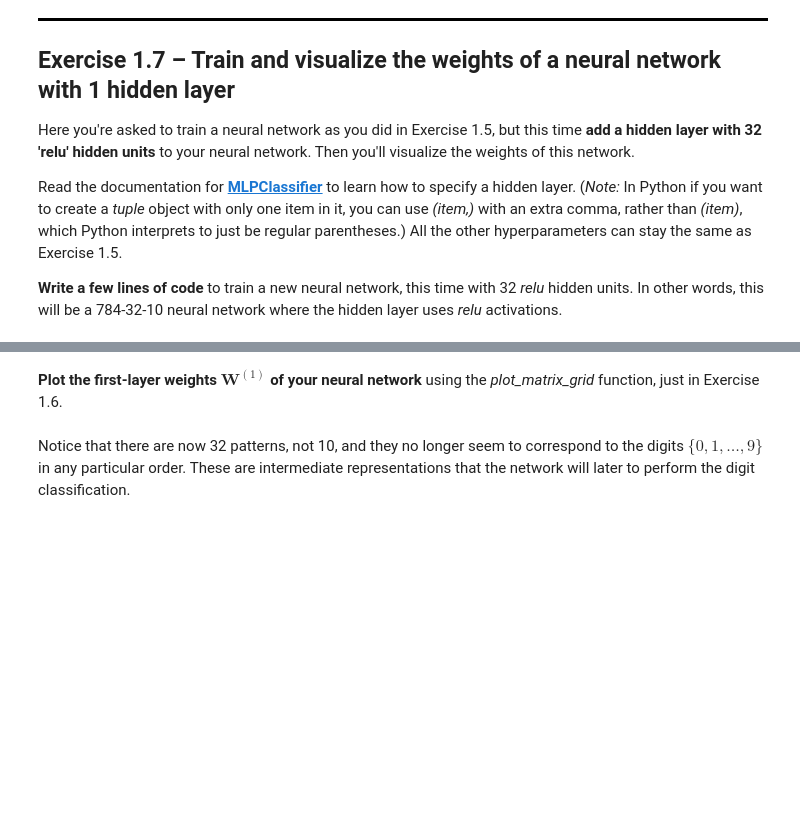
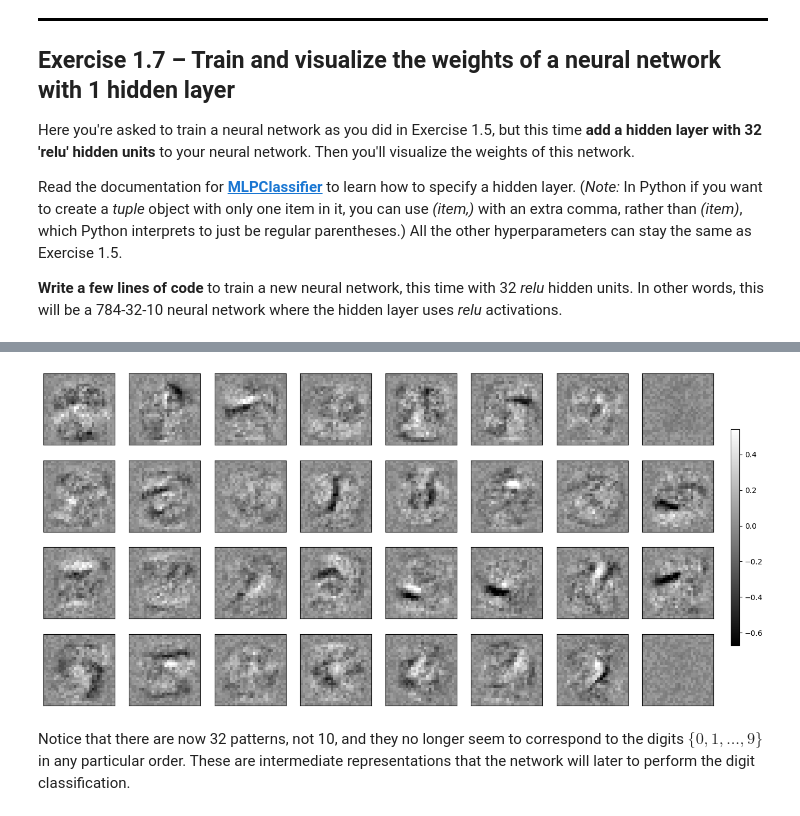
Before and after one commit to NeilTheFisher/COMP432, a Jupyter notebook: labs/Lab4-Student.ipynb, the cells around one changed output, grey strips where cells are left out. Saved outputs shown, nothing was run; the diff lists cells and outputs as text; code cells hidden in the pictures; blank space fills up the shorter version.

```diff
--- a/labs/Lab4-Student.ipynb
+++ b/labs/Lab4-Student.ipynb
@@ -243,3 +362,14 @@ Read the documentation for **[MLPClassifier](https://scikit-learn.org/stable/mod
 **Write a few lines of code** to train a new neural network, this time with 32 *relu* hidden units. In other words, this will be a 784-32-10 neural network where the hidden layer uses *relu* activations.
 # %%
 # Your code here. Aim for 1-2 lines, plus whatever line wrapping you need for arguments!
+from sklearn.neural_network import MLPClassifier
+
+mlp_hidden = MLPClassifier(hidden_layer_sizes=(784, 32, 10),
+                           solver='sgd',
+                           batch_size=250,
+                           max_iter=15,
+                           learning_rate_init=0.05,
+                           momentum=0.95,
+                           random_state=42,
+                           verbose=True)
+mlp_hidden.fit(X_train, y_train)
@@ -248,4 +415,6 @@ Read the documentation for **[MLPClassifier](https://scikit-learn.org/stable/mod
 # %%
-# Your code here. Aim for 2-4 lines.
+# Your code here. Aim for 1-2 lines.
+W1 = mlp_hidden.coefs_[0].T.reshape(-1, 28, 28)
+plot_matrix_grid(W1)
+# %% [output]
+[figure, added]
-# %% [markdown]
-**Plot the first-layer weights $\mathbf{W}^{(1)}$ of your neural network** using the *plot_matrix_grid* function, just in Exercise 1.6.
```
Also changed, not shown: parts of 39 cells of this notebook.
